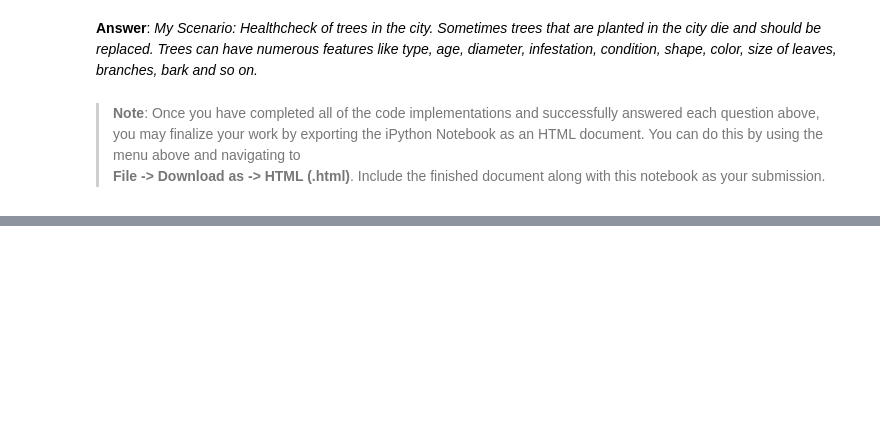
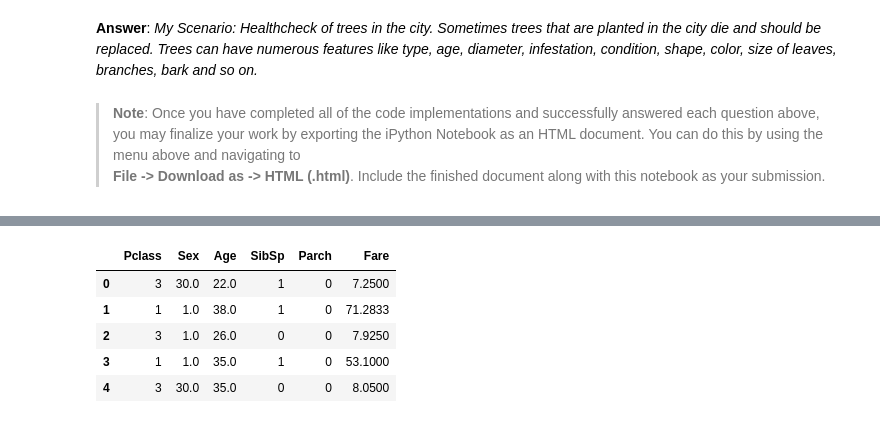
Before and after one commit to laszlokiraly/machine-learning, a Jupyter notebook: projects/titanic_survival_exploration/titanic_survival_exploration.ipynb, the cells around one changed output, grey strips where cells are left out. Drawn from its saved outputs; the diff is of its cells as text; code cells hidden in the pictures; blank space fills up the shorter version.

```diff
--- a/projects/titanic_survival_exploration/titanic_survival_exploration.ipynb
+++ b/projects/titanic_survival_exploration/titanic_survival_exploration.ipynb
@@ -277,0 +286,12 @@ A decision tree is just one of many models that come from *supervised learning*.
+# %%
+decisiontree_data = data.drop(['Name','Ticket','Cabin','Embarked','PassengerId'], axis = 1)
+decisiontree_data['Sex'] = decisiontree_data['Sex'].apply(lambda x:1. if x == 'female' else 30.)
+decisiontree_data['Age'] = np.nan_to_num(decisiontree_data['Age'])
+display(decisiontree_data.head())
+# %% [output]
+|  | Pclass | Sex | Age | SibSp | Parch | Fare |
+| 0 | 3 | 30.0 | 22.0 | 1 | 0 | 7.2500 |
+| 1 | 1 | 1.0 | 38.0 | 1 | 0 | 71.2833 |
+| 2 | 3 | 1.0 | 26.0 | 0 | 0 | 7.9250 |
+| 3 | 1 | 1.0 | 35.0 | 1 | 0 | 53.1000 |
+| 4 | 3 | 30.0 | 35.0 | 0 | 0 | 8.0500 |
```
Also changed, not shown: parts of 14 cells of this notebook.
